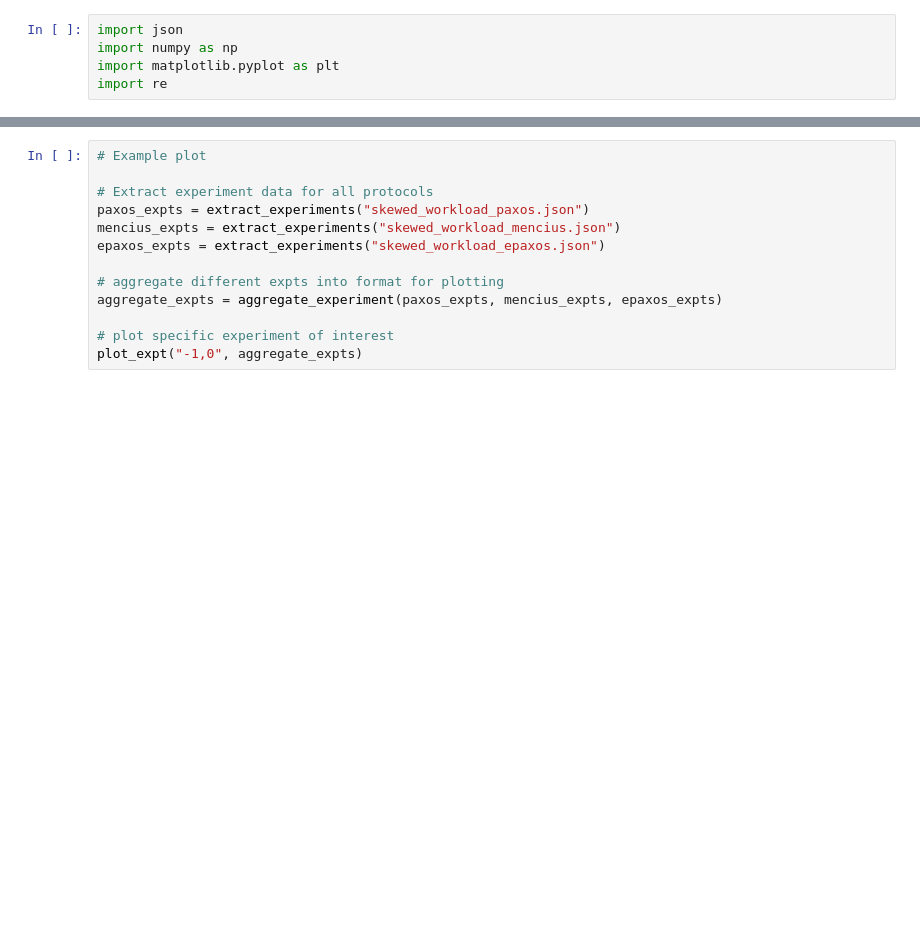
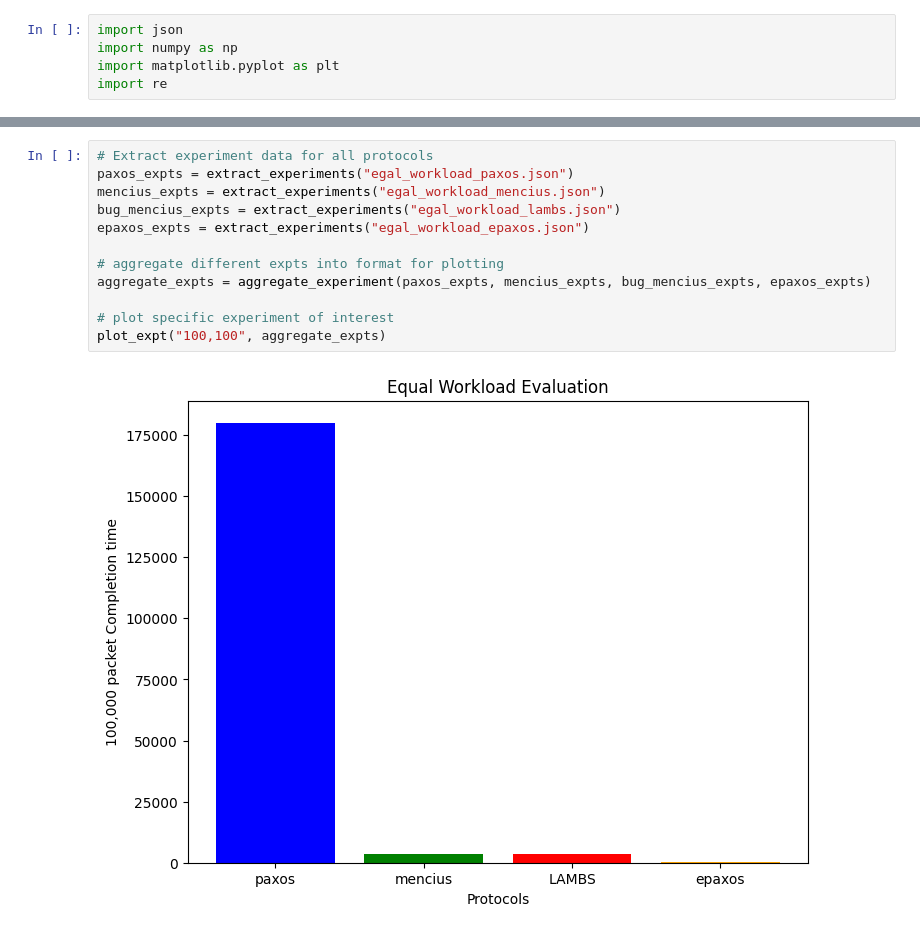
Before and after one commit to zeddie888/epaxos, a Jupyter notebook: analysis.ipynb, the cells around one changed output, grey strips where cells are left out. Drawn from its saved outputs; the diff is of its cells as text; blank space fills up the shorter version.

```diff
--- a/analysis.ipynb
+++ b/analysis.ipynb
@@ -69,13 +105,14 @@ def plot_expt(expt, aggregate_expts):
 # %%
-# Example plot
-
 # Extract experiment data for all protocols
-paxos_expts = extract_experiments("skewed_workload_paxos.json")
-mencius_expts = extract_experiments("skewed_workload_mencius.json")
-epaxos_expts = extract_experiments("skewed_workload_epaxos.json")
+paxos_expts = extract_experiments("egal_workload_paxos.json")
+mencius_expts = extract_experiments("egal_workload_mencius.json")
+bug_mencius_expts = extract_experiments("egal_workload_lambs.json")
+epaxos_expts = extract_experiments("egal_workload_epaxos.json")
 
 # aggregate different expts into format for plotting
-aggregate_expts = aggregate_experiment(paxos_expts, mencius_expts, epaxos_expts)
+aggregate_expts = aggregate_experiment(paxos_expts, mencius_expts, bug_mencius_expts, epaxos_expts)
 
 # plot specific experiment of interest
-plot_expt("-1,0", aggregate_expts)
+plot_expt("100,100", aggregate_expts)
+# %% [output]
+[figure, added]
```
Also changed, not shown: parts of 5 cells of this notebook, 4 other files.
